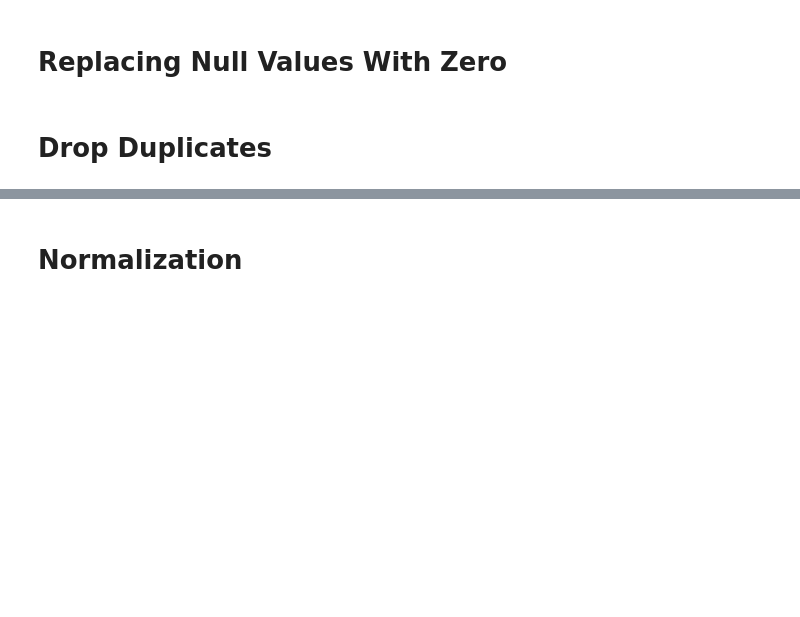
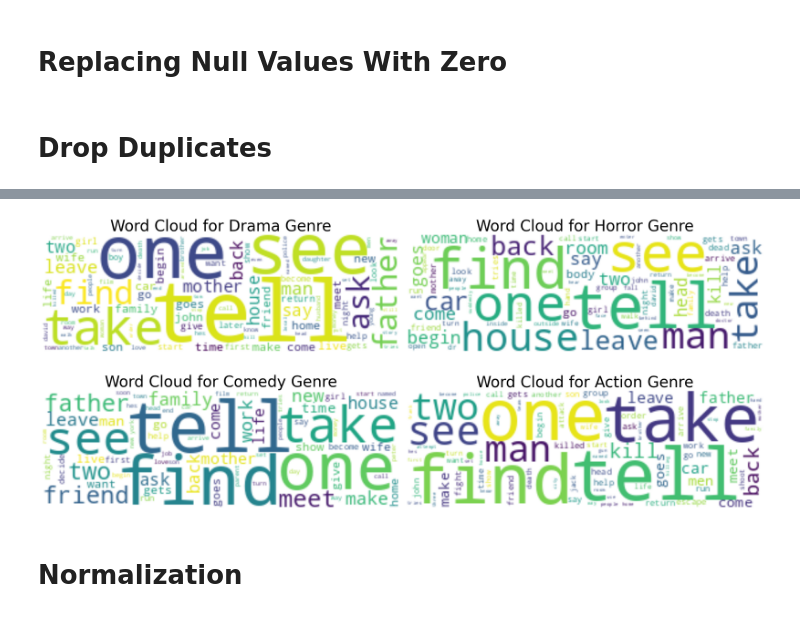
Before and after one commit to ZakaryLepine/SOEN471-Project, a Jupyter notebook: Project.ipynb, the cells around one changed output, grey strips where cells are left out. Drawn from its saved outputs; the diff is of its cells as text; code cells hidden in the pictures; blank space fills up the shorter version.

```diff
--- a/Project.ipynb
+++ b/Project.ipynb
@@ -78,3 +137,5 @@ def drop_duplicates(train_df):
     print(train_df.count())
     train_df=train_df.dropDuplicates()
     print(train_df.count())
+# %%
+final_df_read=get_data_dataframe("final_dataset_with_df2.csv")
@@ -80,0 +146,5 @@ def drop_duplicates(train_df):
+# %%
+preprocessing_udf = udf(preprocessing, StringType())
+# %%
+df=final_df_read
+df = df.withColumn("plot_clean", preprocessing_udf(df["plot"]))
@@ -80,0 +159,8 @@ def drop_duplicates(train_df):
+# %%
+genres= ["Drama", "Comedy", "Horror", "Action"]
+
+# Aggregate descriptions by genre
+grouped_df = df.groupBy("genre").agg(collect_list("plot_clean").alias("plot_clean"))
+
+# Convert to Pandas DataFrame for word cloud generation
+pandas_grouped_df = grouped_df.toPandas()
@@ -81,3 +175,21 @@ def drop_duplicates(train_df):
+# %%
+# Set the figure size outside the loop
+plt.figure(figsize=(20, 60))
+
+# Iterate over each genre
+for i, row in pandas_grouped_df.iterrows():
+    genre = row["genre"]
+    plt.subplot(14, 2, i+1)  # Assuming you have 14 rows and 2 columns for 28 genres
+    text_subset = " ".join(row["plot_clean"])
+    wordcloud = WordCloud(max_words=300, width=300, height=100, background_color='white').generate(text_subset)
+    plt.imshow(wordcloud, interpolation='bilinear')
+    plt.title(f'Word Cloud for {genre} Genre', fontsize=30)
+    plt.axis('off')
+
+plt.tight_layout()
+plt.show()
+# %% [output]
+[figure, added]
 # %% [markdown]
 # Normalization
 # %%
```
Also changed, not shown: parts of 10 cells of this notebook, 45 other files.
